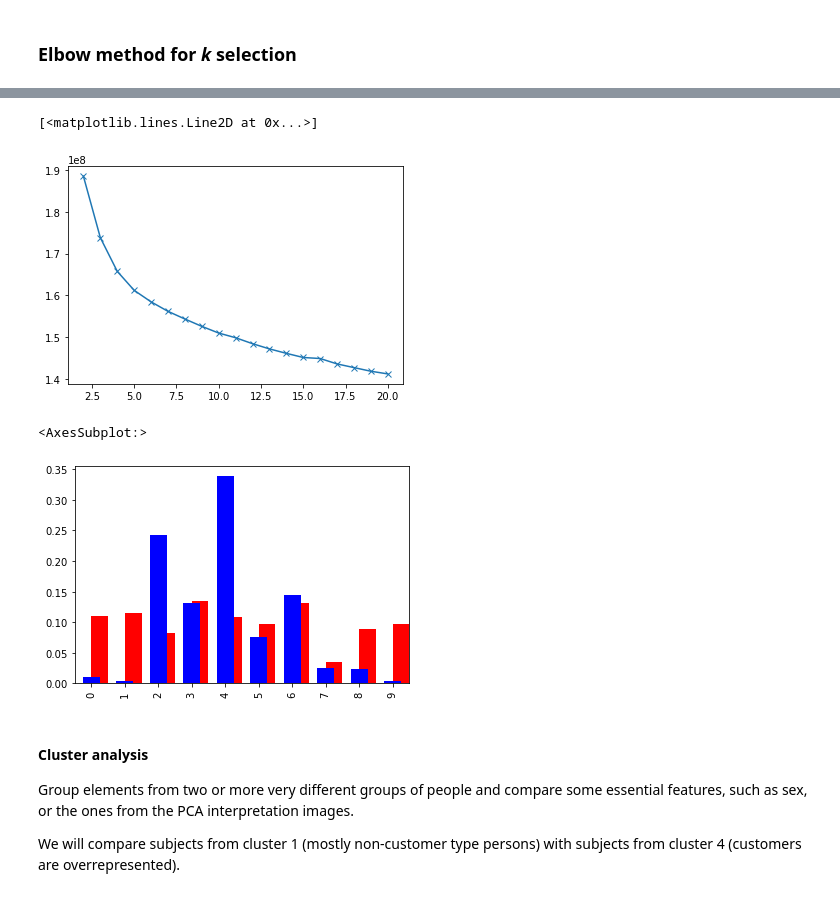
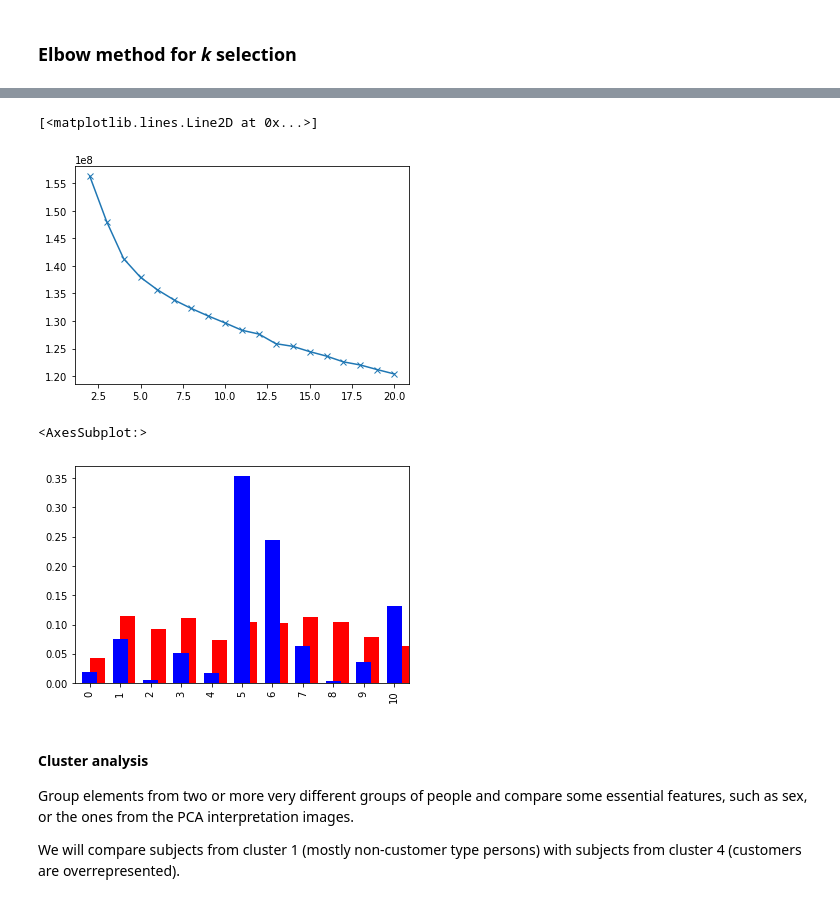
Before and after one commit to jobquiroz/MarketingCampaign, a Jupyter notebook: Arvato Project Workbook pt 2.ipynb, the cells around one changed output, grey strips where cells are left out. Saved outputs shown, nothing was run; the diff lists cells and outputs as text; code cells hidden in the pictures.

```diff
--- a/Arvato Project Workbook pt 2.ipynb
+++ b/Arvato Project Workbook pt 2.ipynb
@@ -21,6 +21,6 @@ The main bulk of your analysis will come in this part of the project. Here, you
 Reading pre-processed data:
 # %%
 customers = pd.read_csv('data/customers_scaled.csv')
-customers.drop(['Unnamed: 0'], axis = 1, inplace = True)
+customers.drop(['Unnamed: 0', 'LNR'], axis = 1, inplace = True)
 customers.head()
 # %% [output]
@@ -34,5 +34,5 @@ customers.head()
 # %%
 azdias = pd.read_csv('data/azdias_scaled.csv')
-azdias.drop(['Unnamed: 0'], axis = 1, inplace = True)
+azdias.drop(['Unnamed: 0', 'LNR'], axis = 1, inplace = True)
 azdias.head()
 # %% [output]
@@ -229,27 +242,27 @@ for k in range(min_k, max_k + 1):
 plt.plot(range(2,21), scores, marker = 'x')
 # %% [output]
 [<matplotlib.lines.Line2D at 0x...>]
-[figure, old version]
+[figure, new version]
 # %%
 # Selecting k = 10
-k = 10
+k = 11
 
 kmeans = KMeans(k)
 clust_model = kmeans.fit(azdias_pca)
 
 # Applying reduction to customers
 customers_pca = pca.transform(customers_att)
 
 # Clusters for customers and azdias
 azdias_clusters = clust_model.predict(azdias_pca)
 customer_clusters = clust_model.predict(customers_pca)
 
 # Plotting
 pd.Series(azdias_clusters).value_counts(normalize = True).sort_index().plot.bar(color = 'red', width = 0.5, align = 'edge')
 pd.Series(customer_clusters).value_counts(normalize = True).sort_index().plot.bar(color = 'blue', width = 0.5, align = 'center')
 # %% [output]
 <AxesSubplot:>
-[figure, old version]
+[figure, new version]
 # %% [markdown]
 #### Cluster analysis
 
```
Also changed, not shown: parts of 31 cells of this notebook, 8 other files.
